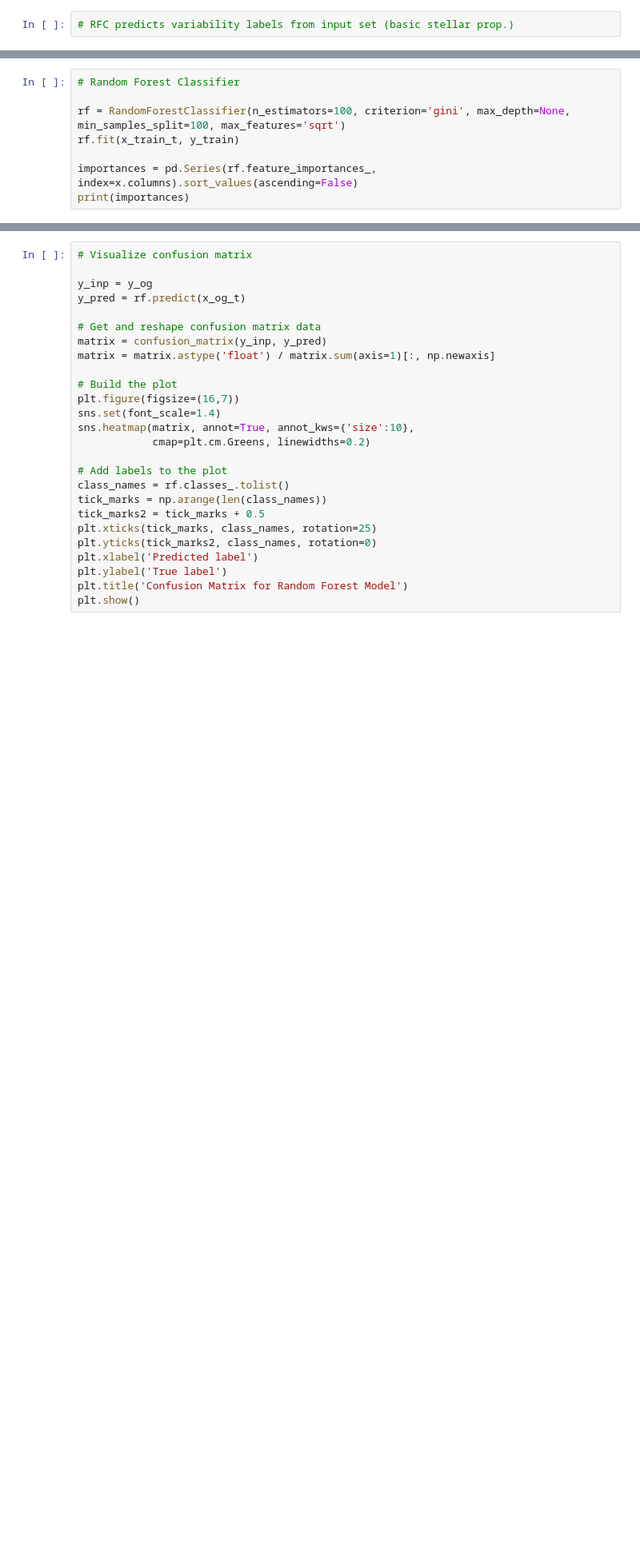
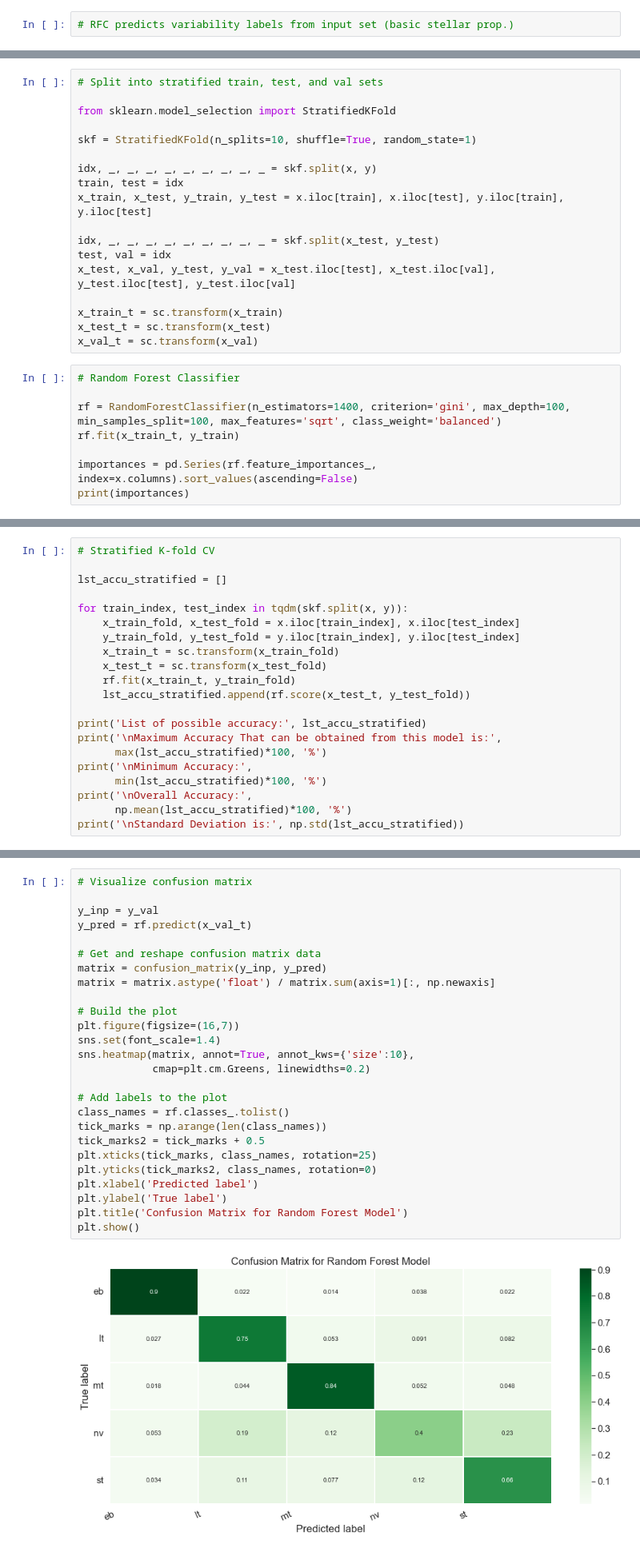
Before and after one commit to emily21030/rfc-var, a Jupyter notebook: rf/rfc.ipynb, the cells around one changed output, grey strips where cells are left out. Shown: that part at 80% size. Saved outputs shown, nothing was run; the diff lists cells and outputs as text; blank space fills up the shorter version.

Commit message:
balanced classes, relabelled vt

```diff
--- a/rf/rfc.ipynb
+++ b/rf/rfc.ipynb
@@ -99,7 +44,25 @@ x_val_t = sc.transform(x_val)
+# %%
+# Split into stratified train, test, and val sets
+
+from sklearn.model_selection import StratifiedKFold
+
+skf = StratifiedKFold(n_splits=10, shuffle=True, random_state=1)
+
+idx, _, _, _, _, _, _, _, _, _ = skf.split(x, y)
+train, test = idx
+x_train, x_test, y_train, y_test = x.iloc[train], x.iloc[test], y.iloc[train], y.iloc[test]
+
+idx, _, _, _, _, _, _, _, _, _ = skf.split(x_test, y_test)
+test, val = idx
+x_test, x_val, y_test, y_val = x_test.iloc[test], x_test.iloc[val], y_test.iloc[test], y_test.iloc[val]
+
+x_train_t = sc.transform(x_train)
+x_test_t = sc.transform(x_test)
+x_val_t = sc.transform(x_val)
 # %%
 # Random Forest Classifier
 
-rf = RandomForestClassifier(n_estimators=100, criterion='gini', max_depth=None, min_samples_split=100, max_features='sqrt')
+rf = RandomForestClassifier(n_estimators=1400, criterion='gini', max_depth=100, min_samples_split=100, max_features='sqrt', class_weight='balanced')
 rf.fit(x_train_t, y_train)
 
 importances = pd.Series(rf.feature_importances_, index=x.columns).sort_values(ascending=False)
@@ -116,0 +90,21 @@ og_score = cross_val_score(rf, x_og_t, label_encoder.transform(y_val), cv=10, sc
+# %%
+# Stratified K-fold CV
+
+lst_accu_stratified = []
+
+for train_index, test_index in tqdm(skf.split(x, y)):
+    x_train_fold, x_test_fold = x.iloc[train_index], x.iloc[test_index]
+    y_train_fold, y_test_fold = y.iloc[train_index], y.iloc[test_index]
+    x_train_t = sc.transform(x_train_fold)
+    x_test_t = sc.transform(x_test_fold)
+    rf.fit(x_train_t, y_train_fold)
+    lst_accu_stratified.append(rf.score(x_test_t, y_test_fold))
+
+print('List of possible accuracy:', lst_accu_stratified)
+print('\nMaximum Accuracy That can be obtained from this model is:',
+      max(lst_accu_stratified)*100, '%')
+print('\nMinimum Accuracy:',
+      min(lst_accu_stratified)*100, '%')
+print('\nOverall Accuracy:',
+      np.mean(lst_accu_stratified)*100, '%')
+print('\nStandard Deviation is:', np.std(lst_accu_stratified))
@@ -155,27 +159,29 @@ print("Balanced Accuracy Score: ", balanced_accuracy_score(y_inp, y_pred))
 # %%
 # Visualize confusion matrix
 
-y_inp = y_og
-y_pred = rf.predict(x_og_t)
+y_inp = y_val
+y_pred = rf.predict(x_val_t)
 
 # Get and reshape confusion matrix data
 matrix = confusion_matrix(y_inp, y_pred)
 matrix = matrix.astype('float') / matrix.sum(axis=1)[:, np.newaxis]
 
 # Build the plot
 plt.figure(figsize=(16,7))
 sns.set(font_scale=1.4)
 sns.heatmap(matrix, annot=True, annot_kws={'size':10},
             cmap=plt.cm.Greens, linewidths=0.2)
 
 # Add labels to the plot
 class_names = rf.classes_.tolist()
 tick_marks = np.arange(len(class_names))
 tick_marks2 = tick_marks + 0.5
 plt.xticks(tick_marks, class_names, rotation=25)
 plt.yticks(tick_marks2, class_names, rotation=0)
 plt.xlabel('Predicted label')
 plt.ylabel('True label')
 plt.title('Confusion Matrix for Random Forest Model')
 plt.show()
+# %% [output]
+[figure, added]
 # %%
```
Also changed, not shown: parts of 21 cells of this notebook, 6 other files.
